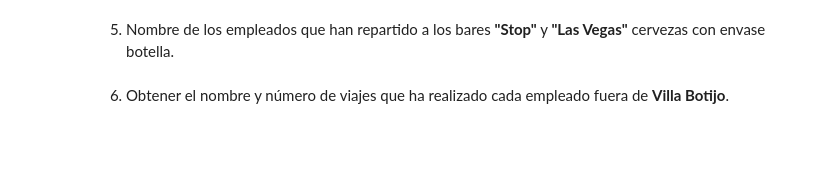
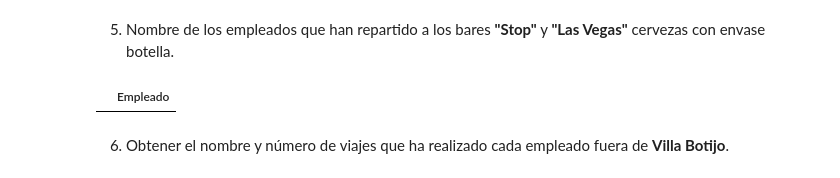
Before and after one commit to urkomen/2026-02-BILBAO-FT-Data-Science, a Jupyter notebook: 2-Data_Analysis/8-BBDD/SQL/Teoria/SQL_Python/ejercicio/Ejercicio SQL crear DDBB_urko.ipynb, the cells around one changed output. Drawn from its saved outputs; the diff is of its cells as text; code cells hidden in the pictures; blank space fills up the shorter version.

```diff
--- a/2-Data_Analysis/8-BBDD/SQL/Teoria/SQL_Python/ejercicio/Ejercicio SQL crear DDBB_urko.ipynb
+++ b/2-Data_Analysis/8-BBDD/SQL/Teoria/SQL_Python/ejercicio/Ejercicio SQL crear DDBB_urko.ipynb
@@ -210,15 +229,27 @@ sql_query(query)
 # %%
 query = '''
 select emp.nombre as Empleado
     from reparto as rep
         right join empleados as emp on emp.code = rep.code
         inner join bares as bar on bar.codb = rep.codb
         inner join cervezas as cer on cer.codc = rep.codc
-    where bar.nombre in ('Stop','Las Vegas')
+    where bar.nombre = 'Stop'
       and cer.envase = 'Botella'
-    group by Empleado;
+    group by Empleado
+intersect
+select emp.nombre as Empleado
+    from reparto as rep
+        right join empleados as emp on emp.code = rep.code
+        inner join bares as bar on bar.codb = rep.codb
+        inner join cervezas as cer on cer.codc = rep.codc
+    where bar.nombre ='Las Vegas'
+      and cer.envase = 'Botella'
+    group by Empleado
+;
 '''
 sql_query(query)
+# %% [output]
+|  | Empleado |
 # %% [markdown]
 6. Obtener el nombre y número de viajes que ha realizado cada empleado fuera de **Villa Botijo**.
 # %%
```
Also changed, not shown: parts of 13 cells of this notebook, 2 other files.
